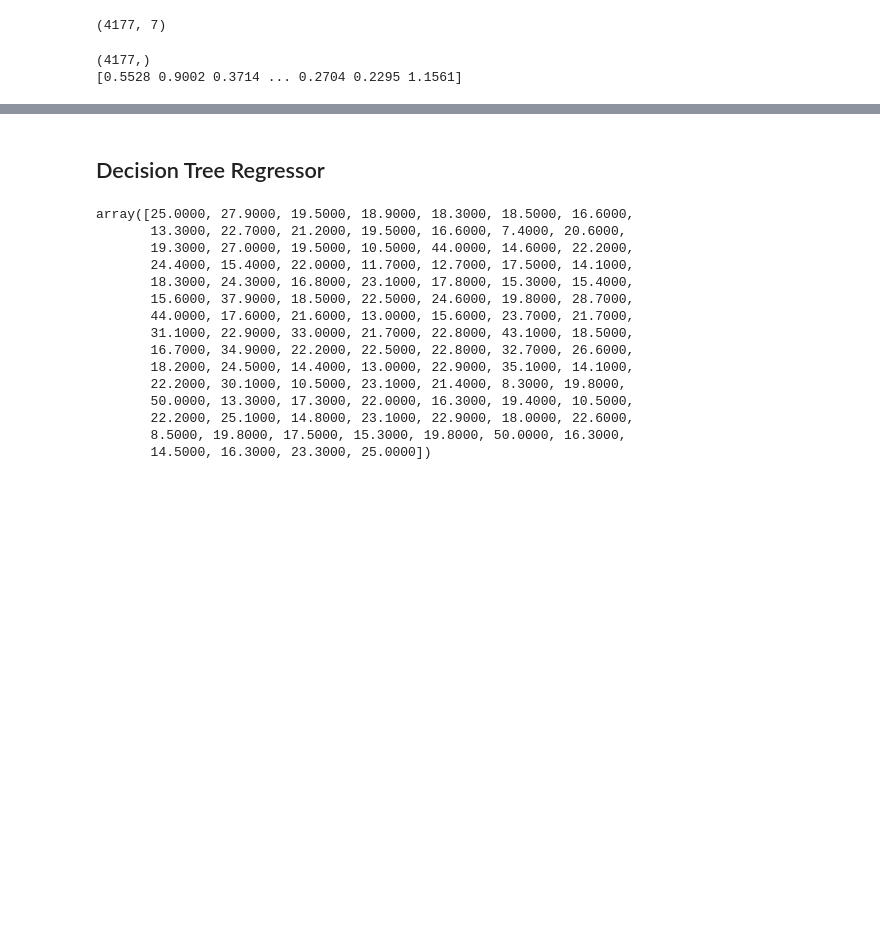
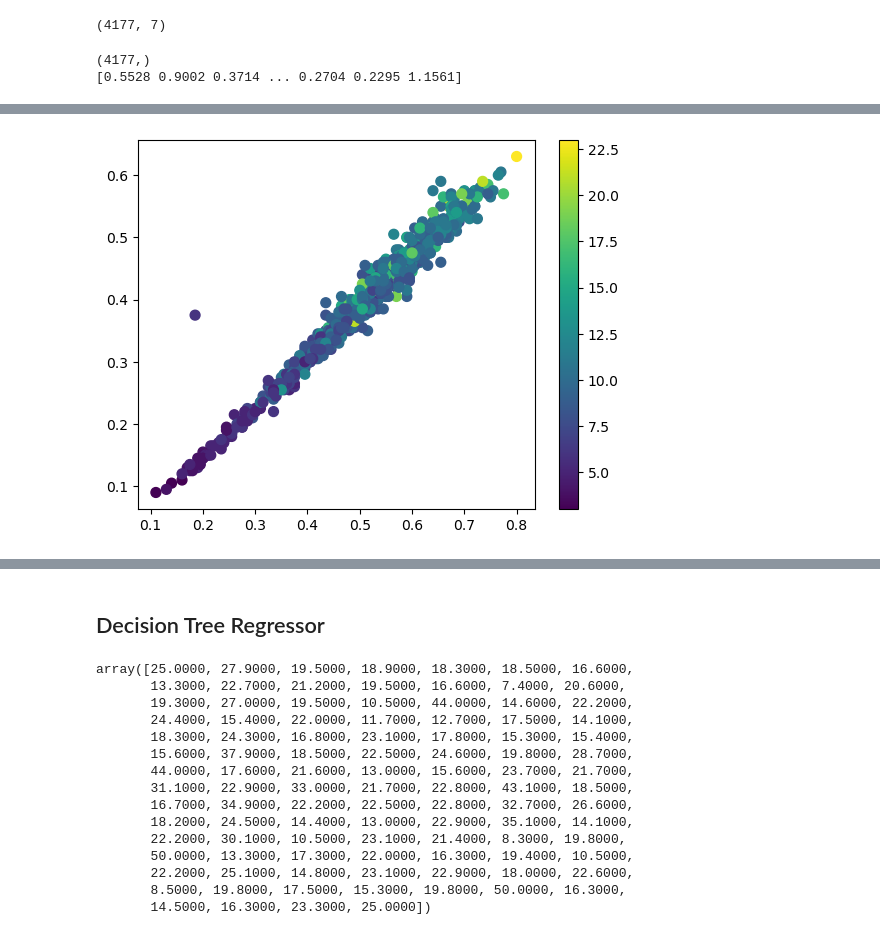
Before and after one commit to jpmckeown/ML-methods-demo, a Jupyter notebook: show_tell.ipynb, the cells around one changed output, grey strips where cells are left out. Cells and saved outputs as stored; diff of their text form; code cells hidden in the pictures; blank space fills up the shorter version.

```diff
--- a/show_tell.ipynb
+++ b/show_tell.ipynb
@@ -475,0 +524,7 @@ print(distances)
+# %%
+f, ax = plt.subplots()
+points = ax.scatter(X_test[:,0], X_test[:,1], c=y_test, s=50)
+f.colorbar(points)
+plt.show()
+# %% [output]
+[figure, added]
```
Also changed, not shown: parts of 9 cells of this notebook.
